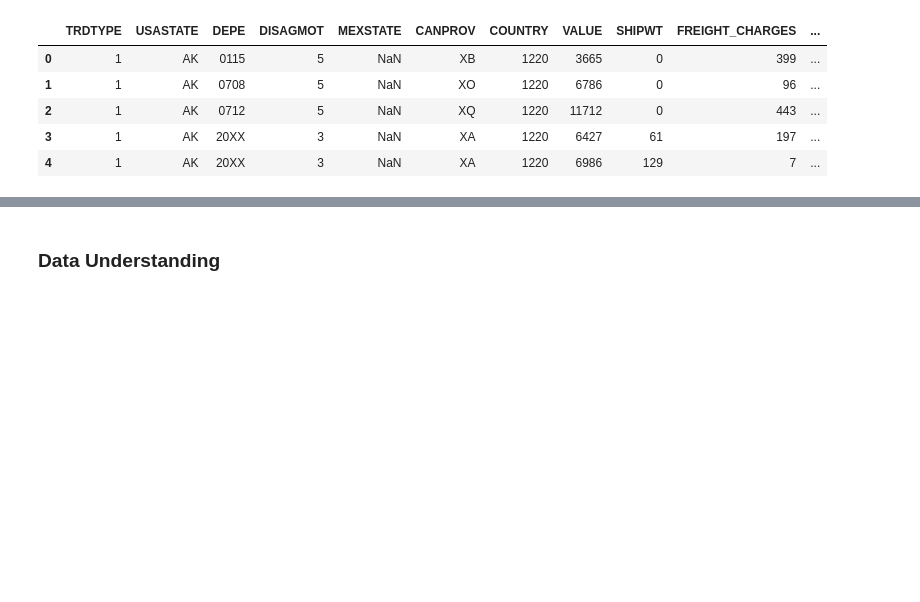
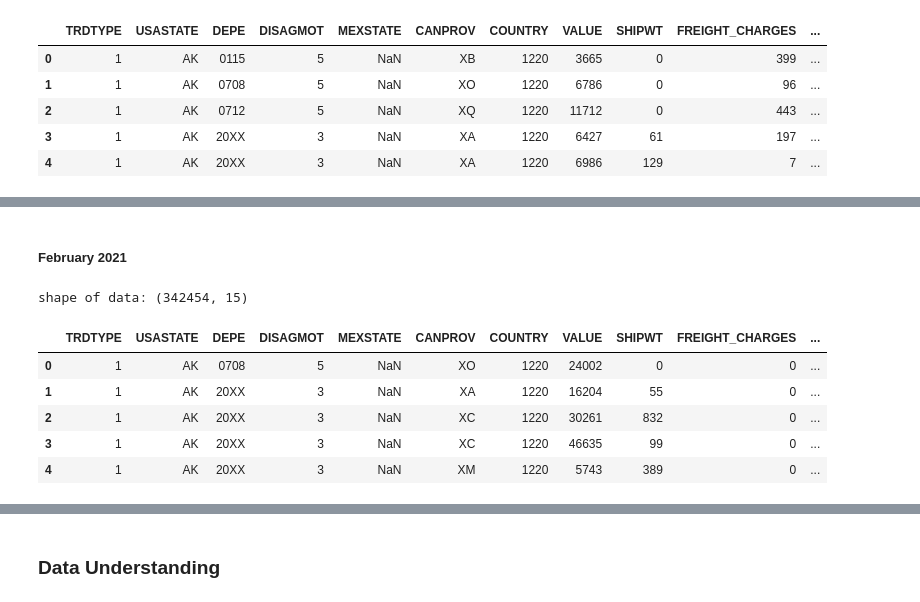
Before and after one commit to adubrightkwartengsnr/TransBorder-Freight-Data-Analysis, a Jupyter notebook: notebooks/transborder-freight-analysis.ipynb, the cells around one changed output, grey strips where cells are left out. Cells and saved outputs as stored; diff of their text form; code cells hidden in the pictures; blank space fills up the shorter version.

```diff
--- a/notebooks/transborder-freight-analysis.ipynb
+++ b/notebooks/transborder-freight-analysis.ipynb
@@ -290,0 +313,20 @@ shape of data: (1131457, 15)
+# %% [markdown]
+##### February 2021
+# %%
+dot1 = pd.read_csv("../data/2021/February 2021/dot1_0221.csv")
+dot1_ytd = pd.read_csv("../data/2021/February 2021/dot1_ytd_0221.csv")
+dot2 =  pd.read_csv("../data/2021/February 2021/dot2_0221.csv")
+dot2_ytd = pd.read_csv("../data/2021/February 2021/dot2_ytd_0221.csv")
+dot3 = pd.read_csv("../data/2021/February 2021/dot3_0221.csv")
+dot3_ytd = pd.read_csv("../data/2021/February 2021/dot3_ytd_0221.csv")
+feb_2021 = pd.concat([dot1,dot1_ytd,dot2,dot2_ytd,dot3,dot3_ytd],axis=0)
+print(f"shape of data: {feb_2021.shape}")
+feb_2021.head()
+# %% [output]
+shape of data: (342454, 15)
+|  | TRDTYPE | USASTATE | DEPE | DISAGMOT | MEXSTATE | CANPROV | COUNTRY | VALUE | SHIPWT | FREIGHT_CHARGES | ... |
+| 0 | 1 | AK | 0708 | 5 | NaN | XO | 1220 | 24002 | 0 | 0 | ... |
+| 1 | 1 | AK | 20XX | 3 | NaN | XA | 1220 | 16204 | 55 | 0 | ... |
+| 2 | 1 | AK | 20XX | 3 | NaN | XC | 1220 | 30261 | 832 | 0 | ... |
+| 3 | 1 | AK | 20XX | 3 | NaN | XC | 1220 | 46635 | 99 | 0 | ... |
+| 4 | 1 | AK | 20XX | 3 | NaN | XM | 1220 | 5743 | 389 | 0 | ... |
```
Also changed, not shown: parts of 23 cells of this notebook, 12 other files.
